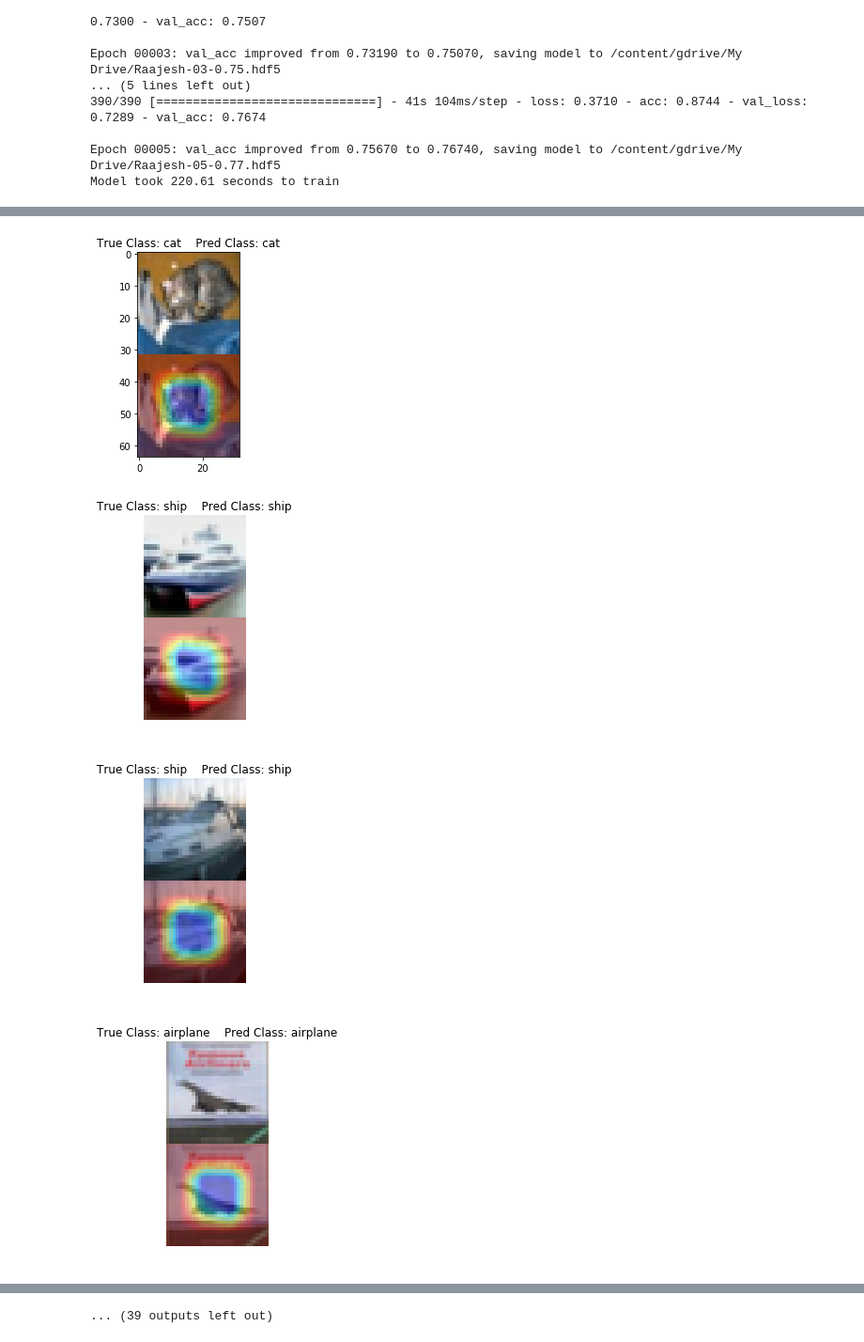
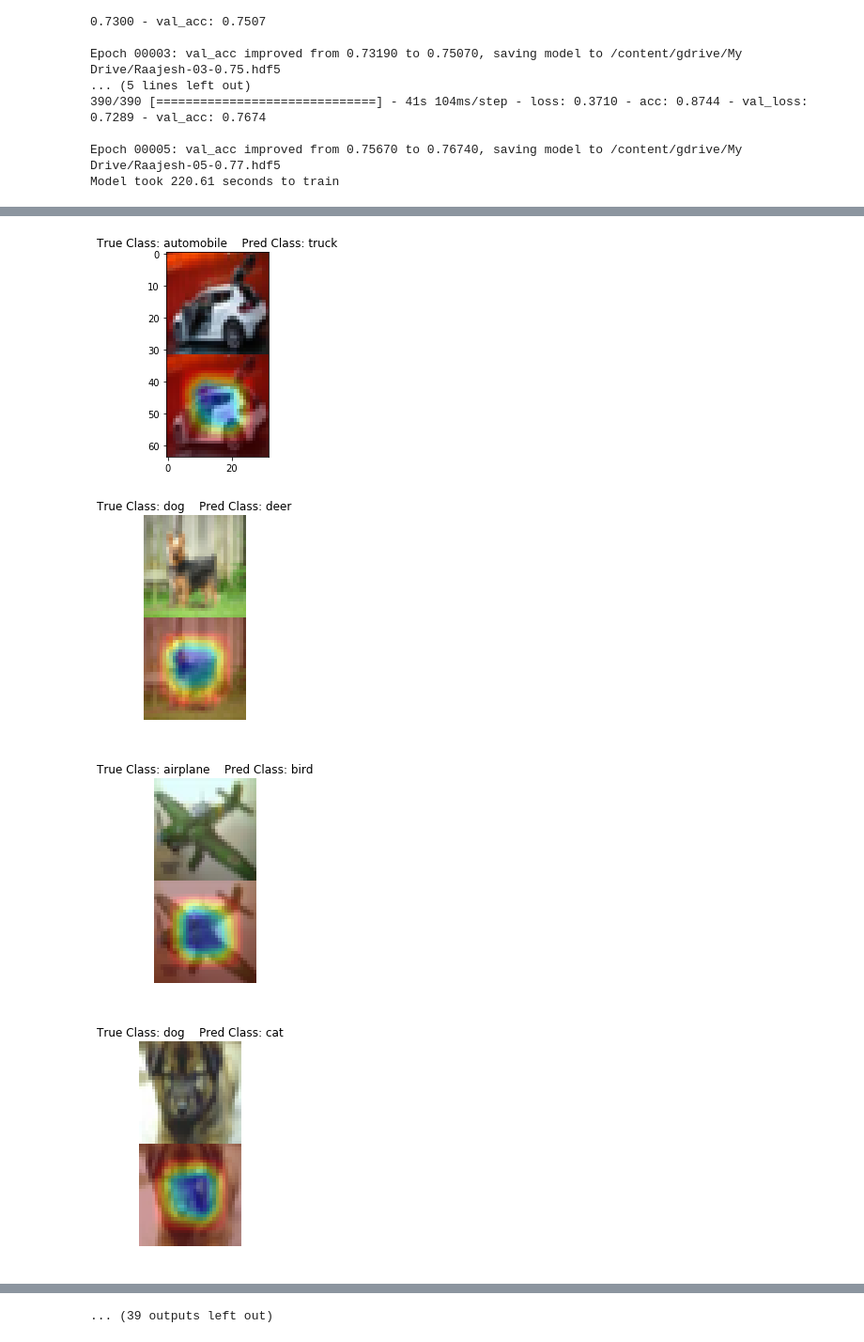
Before and after one commit to raajeshlr/EIP3Phase2Repository, a Jupyter notebook: Session1/EIP3Phase2Session1.ipynb, the cells around one changed output, grey strips where cells are left out. Shown at 94% size. Cells and saved outputs as stored; diff of their text form; code cells hidden in the pictures.

```diff
--- a/Session1/EIP3Phase2Session1.ipynb
+++ b/Session1/EIP3Phase2Session1.ipynb
@@ -180,6 +178,6 @@ y_pred = np.argmax(Y_pred, axis=1)
 # %%
 test_labels = np.argmax(test_labels, axis=1)
 # %%
-correct = np.nonzero(y_pred==test_labels)
+incorrect = np.nonzero(y_pred!=test_labels)
 # %%
-arcorr = correct[0][0:50]
+arincorr = incorrect[0][0:50]
@@ -215,8 +221,8 @@ import sys
 # %%
-for n in range(50):
+for n in arincorr:
   gradcam(n)
 # %% [output]
-[figure, old version]
+[figure, new version]
-[figure, old version]
+[figure, new version]
-[figure, old version]
+[figure, new version]
-[figure, old version]
+[figure, new version]
```
Also changed, not shown: parts of 8 cells of this notebook.
